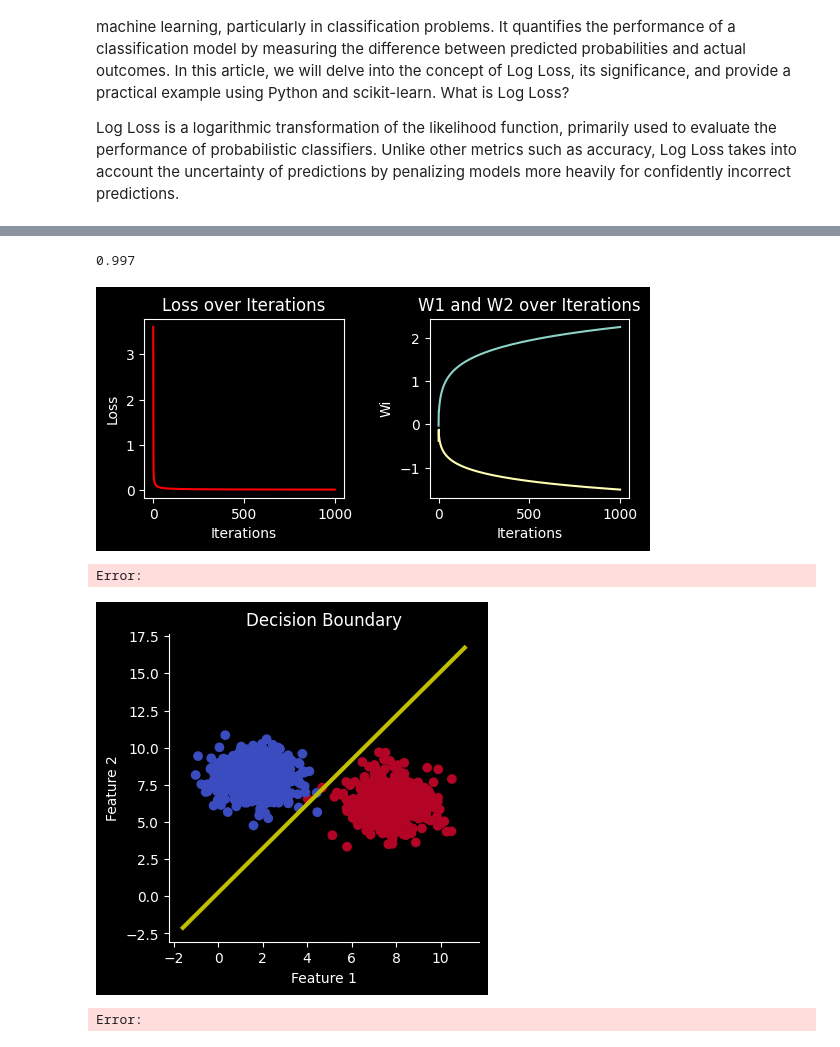
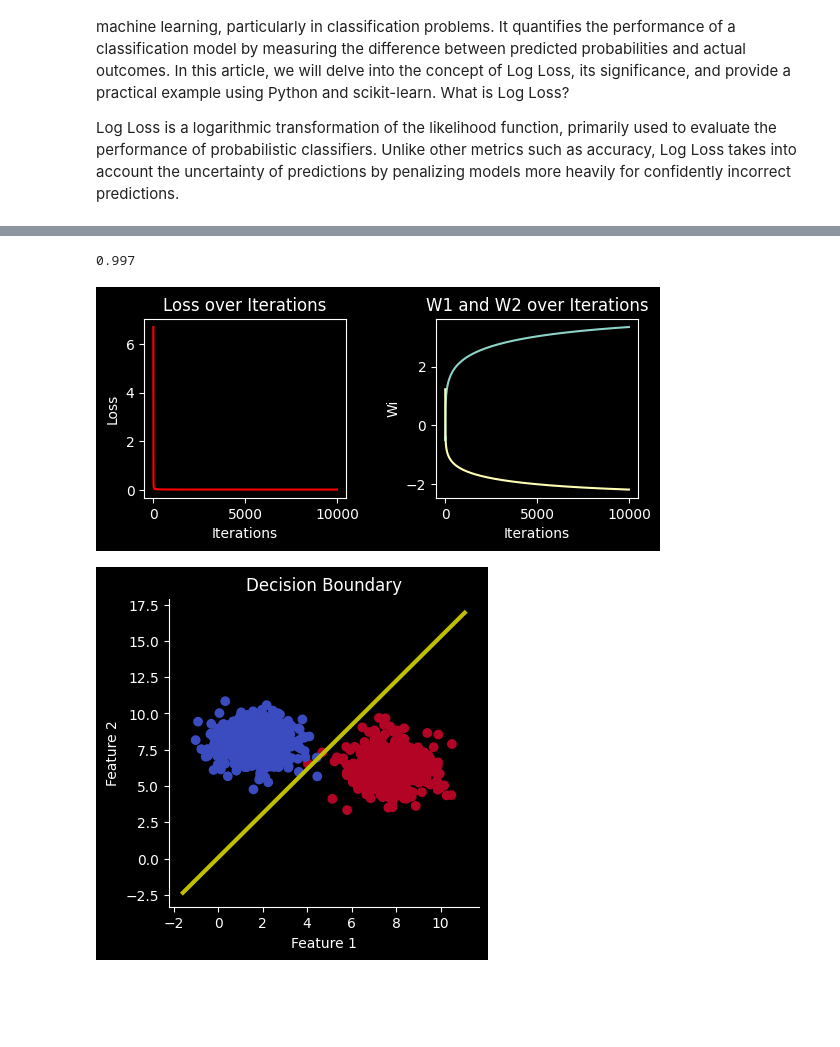
Before and after one commit to nicolascatz/EMN_MLP_NC, a Jupyter notebook: scripts/EMN_NC_First_perceptron.ipynb, the cells around one changed output, grey strips where cells are left out. Drawn from its saved outputs; the diff is of its cells as text; code cells hidden in the pictures; blank space fills up the shorter version.

```diff
--- a/scripts/EMN_NC_First_perceptron.ipynb
+++ b/scripts/EMN_NC_First_perceptron.ipynb
@@ -106,5 +91,5 @@ Error:
 # %%
-def artificial_neuron(X, y, learning_rate = 0.1, n_iter = 1000):
+def artificial_neuron(X, y, learning_rate = 0.1, n_iter = 10000):
     # initialisation W, b
     W, b = initialisation(X)
 
@@ -112,35 +97,34 @@ def artificial_neuron(X, y, learning_rate = 0.1, n_iter = 1000):
     Wall=[]
     ball=[]
     for i in range(n_iter):
         A = model(X, W, b)
         Loss.append(log_loss(A, y))
         dW, db = gradients(A, X, y)
         W, b = update(dW, db, W, b, learning_rate)
         Wall.append(W)
         ball.append(b)
 
     y_pred = predict(X, W, b)
     print(accuracy_score(y, y_pred))
 
     fig, ax = plt.subplots(1,2,figsize=(6,3))
     ax[0].plot(Loss, color='red')
     ax[0].set_xlabel("Iterations")
     ax[0].set_ylabel("Loss")
     ax[0].set_title("Loss over Iterations")
     np.shape(Wall)
     ax[1].plot(np.array(Wall)[:,:,0])
     ax[1].set_xlabel("Iterations")
     ax[1].set_ylabel("Wi")
     ax[1].set_title("W1 and W2 over Iterations")
 
     plt.tight_layout(pad=2.0)
     return (W, b, Wall, ball)
 
 W, b, Wall, ball = artificial_neuron(X, y)
 # %% [output]
 0.997
-[figure, old version]
+[figure, new version]
-Error:
 # %%
 fig, ax = plt.subplots(figsize=(4,4))
 ax.scatter(X[:,0], X[:, 1], c=y, cmap='coolwarm')
@@ -158,8 +142,7 @@ ax.spines['right'].set_visible(False)
 
 plt.show()
 # %% [output]
-[figure, old version]
+[figure, new version]
-Error:
 # %%
 ax.get_xlim()
 # %% [output]
```
Also changed, not shown: parts of 17 cells of this notebook, 1 other file.
